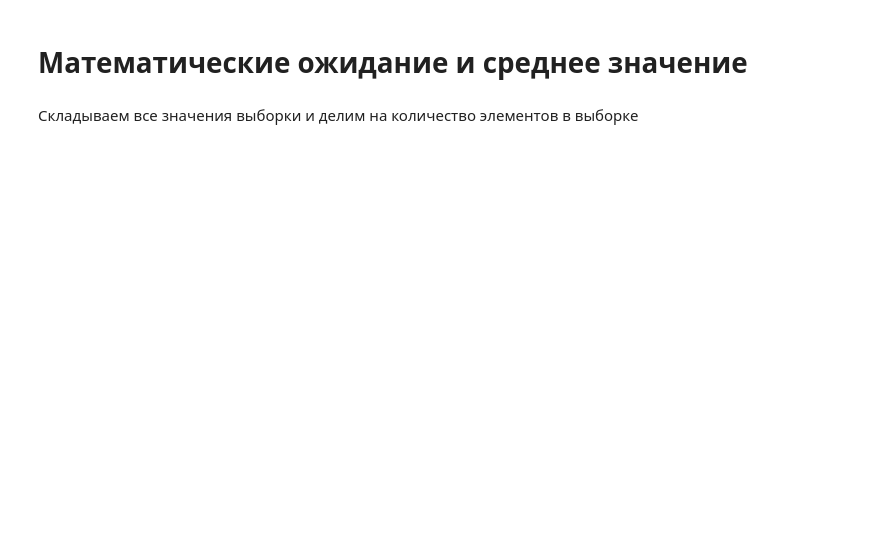
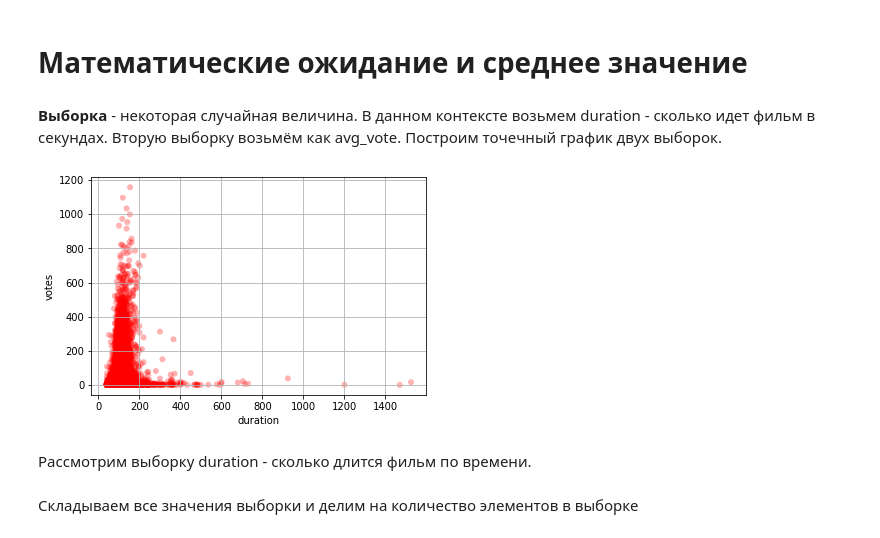
Before and after one commit to SIzrantsev/netology_statistics, a Jupyter notebook: lecture_1.ipynb, the cells around one changed output. Cells and saved outputs as stored; diff of their text form; code cells hidden in the pictures; blank space fills up the shorter version.

```diff
--- a/lecture_1.ipynb
+++ b/lecture_1.ipynb
@@ -38,6 +38,23 @@ df.head()
 | 4 | 20 | A che servono questi quattrini? | 1942 | Comedy | 85 | Italy | Esodo Pratelli | Eduardo De Filippo, Peppino De Fi... | 5.9 | 12 |
 # %% [markdown]
 # Математические ожидание и среднее значение
+# %% [markdown]
+**Выборка** - некоторая случайная величина. В данном контексте возьмем duration - сколько идет фильм в секундах. Вторую выборку возьмём как avg_vote.
+Построим точечный график двух выборок.
+# %%
+duration = df['duration']
+votes = df['votes']
+fig, ax = plt.subplots()
+ax.scatter(duration, votes, c='red', alpha=0.3, edgecolors='none')
+
+ax.grid(True)
+plt.xlabel('duration')
+plt.ylabel('votes')
+plt.show()
+# %% [output]
+[figure, added]
+# %% [markdown]
+Рассмотрим выборку duration - сколько длится фильм по времени.
 # %% [markdown]
 Складываем все значения выборки и делим на количество элементов в выборке
 # %%
```
Also changed, not shown: parts of 72 cells of this notebook.
